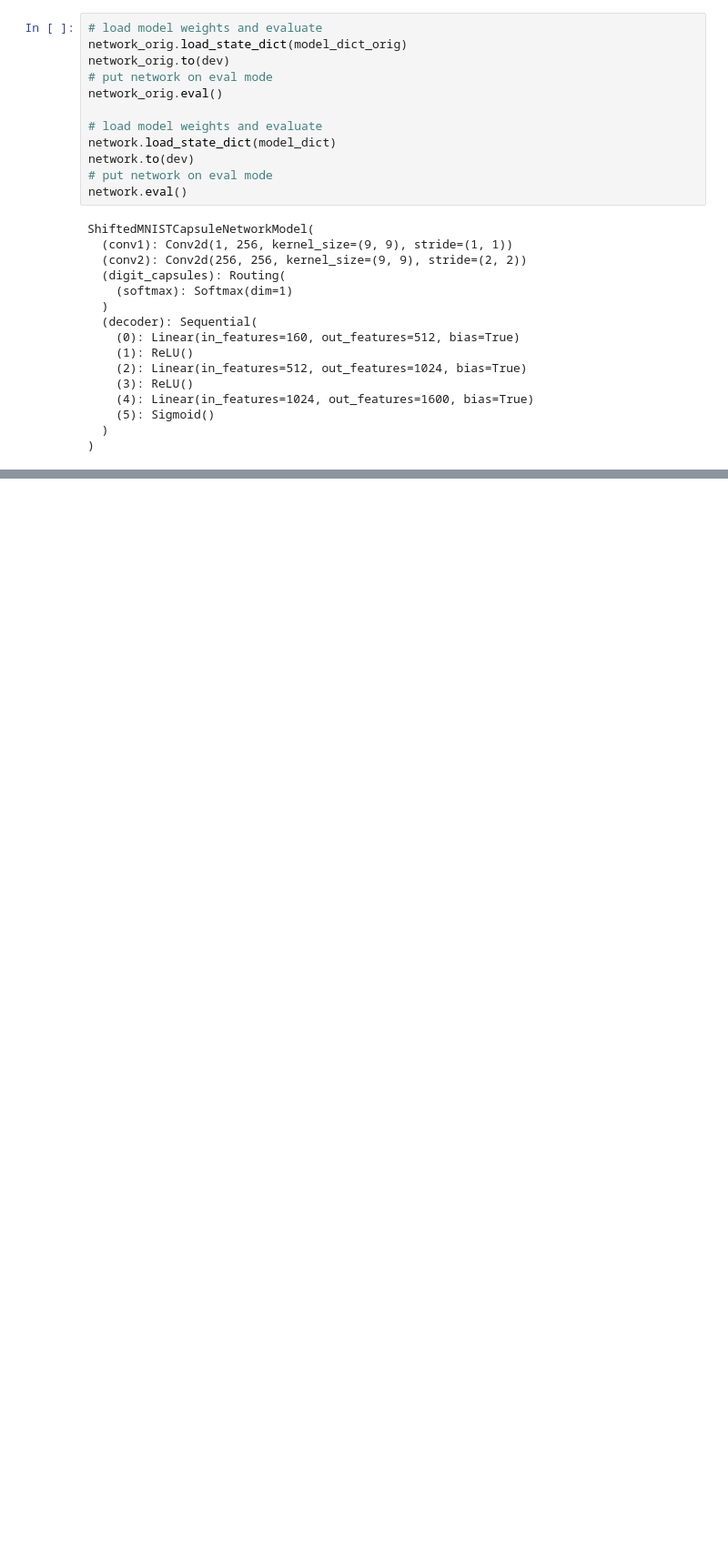
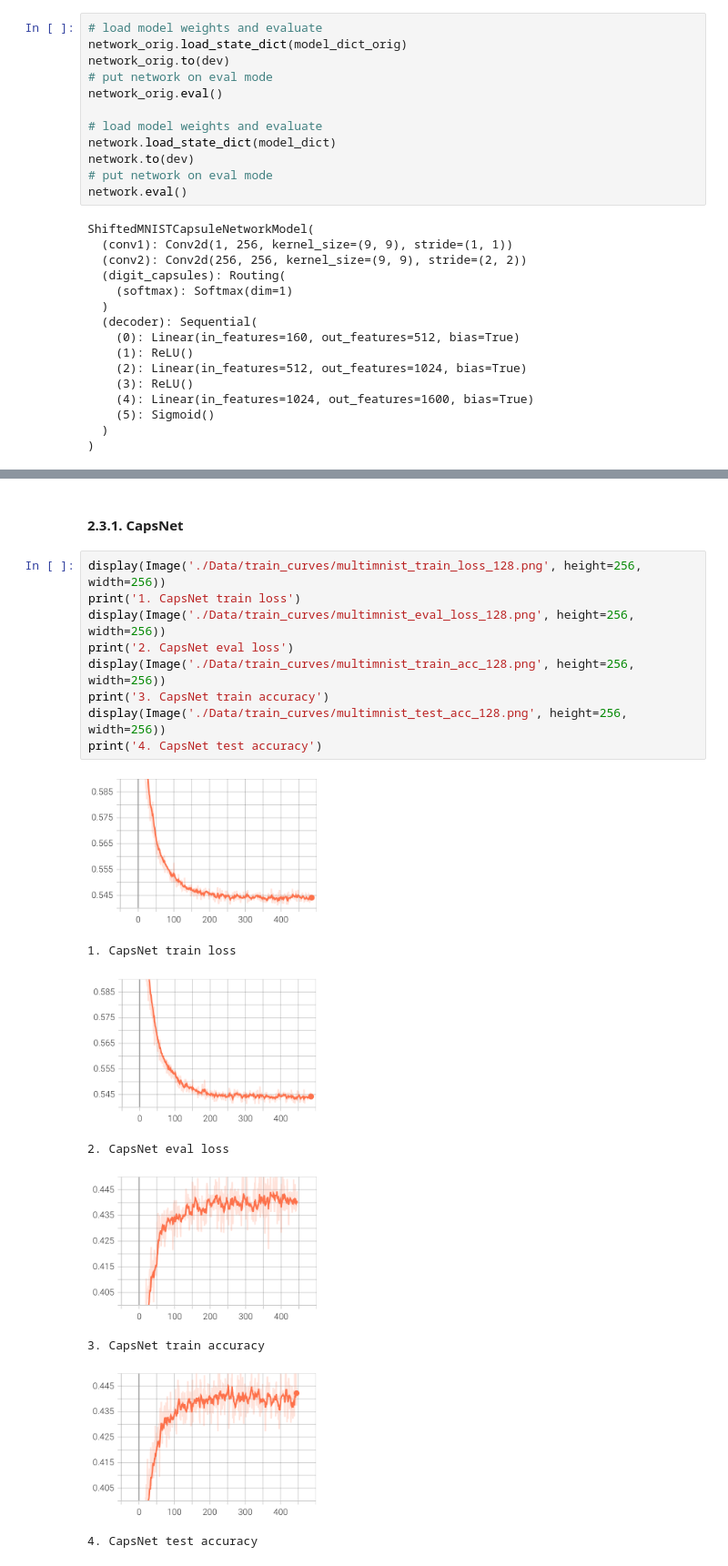
Before and after one commit to SakshamM28/Capsule_Network, a Jupyter notebook: Code/image_demo.ipynb, the cells around one changed output, grey strips where cells are left out. Shown at 91% size. Drawn from its saved outputs; the diff is of its cells as text; blank space fills up the shorter version.

```diff
--- a/Code/image_demo.ipynb
+++ b/Code/image_demo.ipynb
@@ -500,0 +698,20 @@ Images shape (320000, 40, 40, 1)
+# %% [markdown]
+#### 2.3.1. CapsNet
+# %%
+display(Image('./Data/train_curves/multimnist_train_loss_128.png', height=256, width=256))
+print('1. CapsNet train loss')
+display(Image('./Data/train_curves/multimnist_eval_loss_128.png', height=256, width=256))
+print('2. CapsNet eval loss')
+display(Image('./Data/train_curves/multimnist_train_acc_128.png', height=256, width=256))
+print('3. CapsNet train accuracy')
+display(Image('./Data/train_curves/multimnist_test_acc_128.png', height=256, width=256))
+print('4. CapsNet test accuracy')
+# %% [output]
+[figure, added]
+1. CapsNet train loss
+[figure, added]
+2. CapsNet eval loss
+[figure, added]
+3. CapsNet train accuracy
+[figure, added]
+4. CapsNet test accuracy
```
Also changed, not shown: parts of 25 cells of this notebook, 3 other files.
